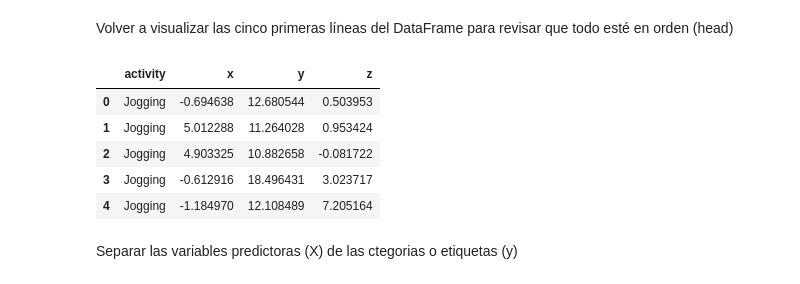
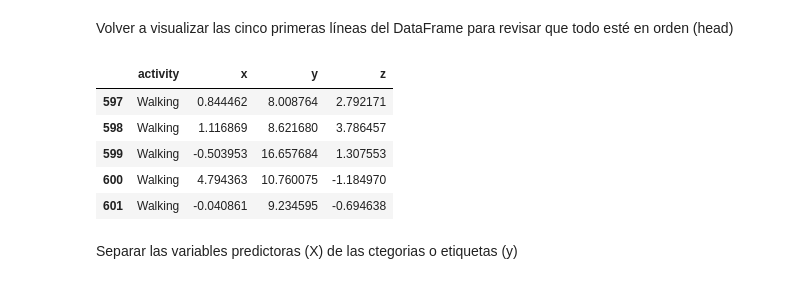
Before and after one commit to AndresWV/AndresWV.github.io, a Jupyter notebook: ProyectoWisdm.ipynb, the cells around one changed output. Cells and saved outputs as stored; diff of their text form; code cells hidden in the pictures.

```diff
--- a/ProyectoWisdm.ipynb
+++ b/ProyectoWisdm.ipynb
@@ -147,5 +155,16 @@ Standing        3555
 dtype: int64
 # %% [markdown]
 Este proyecto considera datos con un desbalance de clases. Es necesario balancearlos para que los modelos operen de manera adecuada. Existen muchas maneras de realizar un balance, pero en este proyecto utilizaremos una estrategia sencilla e intuitiva. Simplemente debe identificar la actividad que contenga el número menor de instancias. Se debe realizar un muestreo para las otras actividades utilizando ese valor. De esta manera todas las clases tendrán la misma cantidad de instancias.
+# %%
+#Balancear en torno a Stading que es el menor(3555)
+Walking = wisdmHarDf3[wisdmHarDf3['activity']=='Walking'].head(3555).copy()
+Jogging = wisdmHarDf3[wisdmHarDf3['activity']=='Jogging'].head(3555).copy()
+Upstairs = wisdmHarDf3[wisdmHarDf3['activity']=='Upstairs'].head(3555).copy()
+Downstairs = wisdmHarDf3[wisdmHarDf3['activity']=='Downstairs'].head(3555).copy()
+Sitting = wisdmHarDf3[wisdmHarDf3['activity']=='Sitting'].head(3555).copy()
+Standing = wisdmHarDf3[wisdmHarDf3['activity']=='Standing'].copy()
+#nuevo df para el df balanceado
+wisdmHarDf4 = pd.DataFrame()
+wisdmHarDf4 = wisdmHarDf4.append([Walking, Jogging, Upstairs, Downstairs, Sitting, Standing])
 # %% [markdown]
 Establecer el número de instancias y dimensiones del data frame resultante (shape)
@@ -156,13 +188,13 @@ wisdmHarDf3.value_counts('activity')
 # %% [markdown]
 Volver a visualizar las cinco primeras líneas del DataFrame para revisar que todo esté en orden (head)
 # %%
-wisdmHarDf3.head()
+wisdmHarDf4.head()
 # %% [output]
 |  | activity | x | y | z |
-| 0 | Jogging | -0.694638 | 12.680544 | 0.503953 |
-| 1 | Jogging | 5.012288 | 11.264028 | 0.953424 |
-| 2 | Jogging | 4.903325 | 10.882658 | -0.081722 |
-| 3 | Jogging | -0.612916 | 18.496431 | 3.023717 |
-| 4 | Jogging | -1.184970 | 12.108489 | 7.205164 |
+| 597 | Walking | 0.844462 | 8.008764 | 2.792171 |
+| 598 | Walking | 1.116869 | 8.621680 | 3.786457 |
+| 599 | Walking | -0.503953 | 16.657684 | 1.307553 |
+| 600 | Walking | 4.794363 | 10.760075 | -1.184970 |
+| 601 | Walking | -0.040861 | 9.234595 | -0.694638 |
 # %% [markdown]
 Separar las variables predictoras (X) de las ctegorias o etiquetas (y)
```
Also changed, not shown: parts of 8 cells of this notebook.
